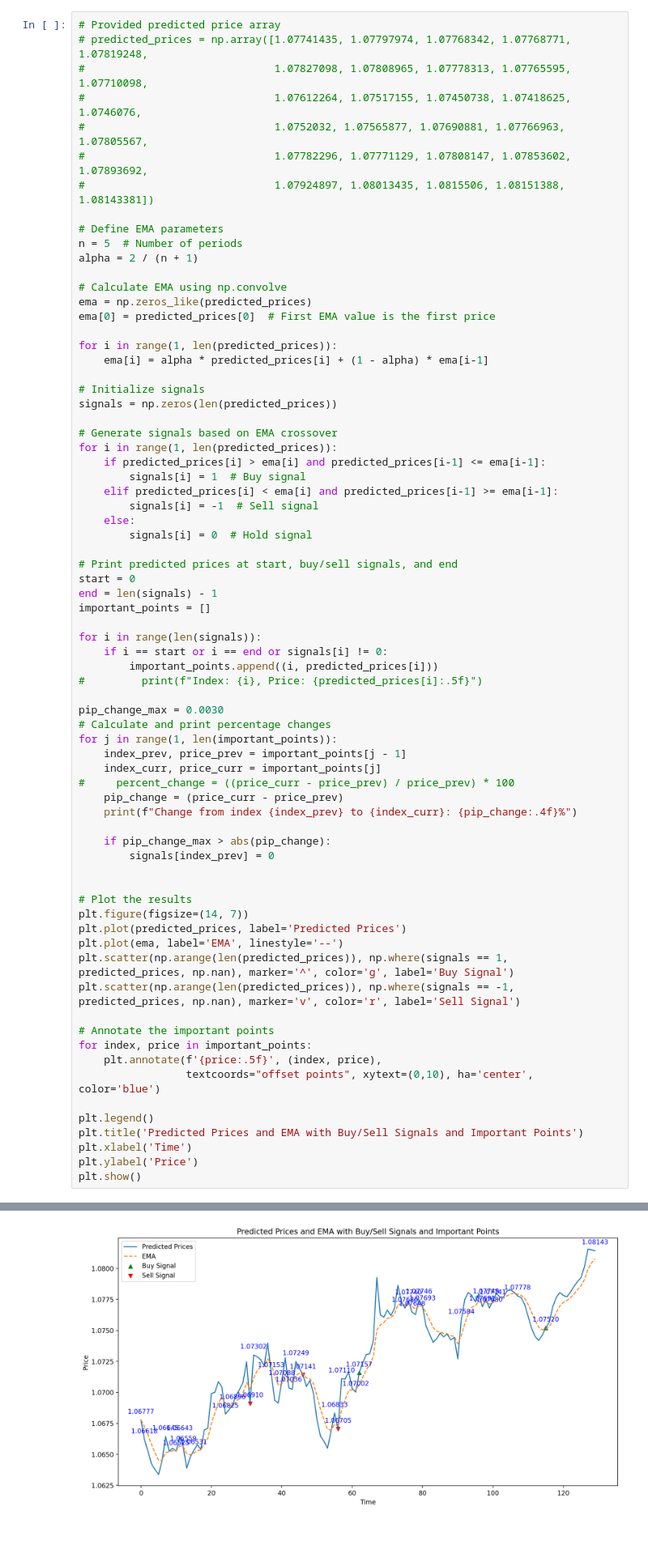
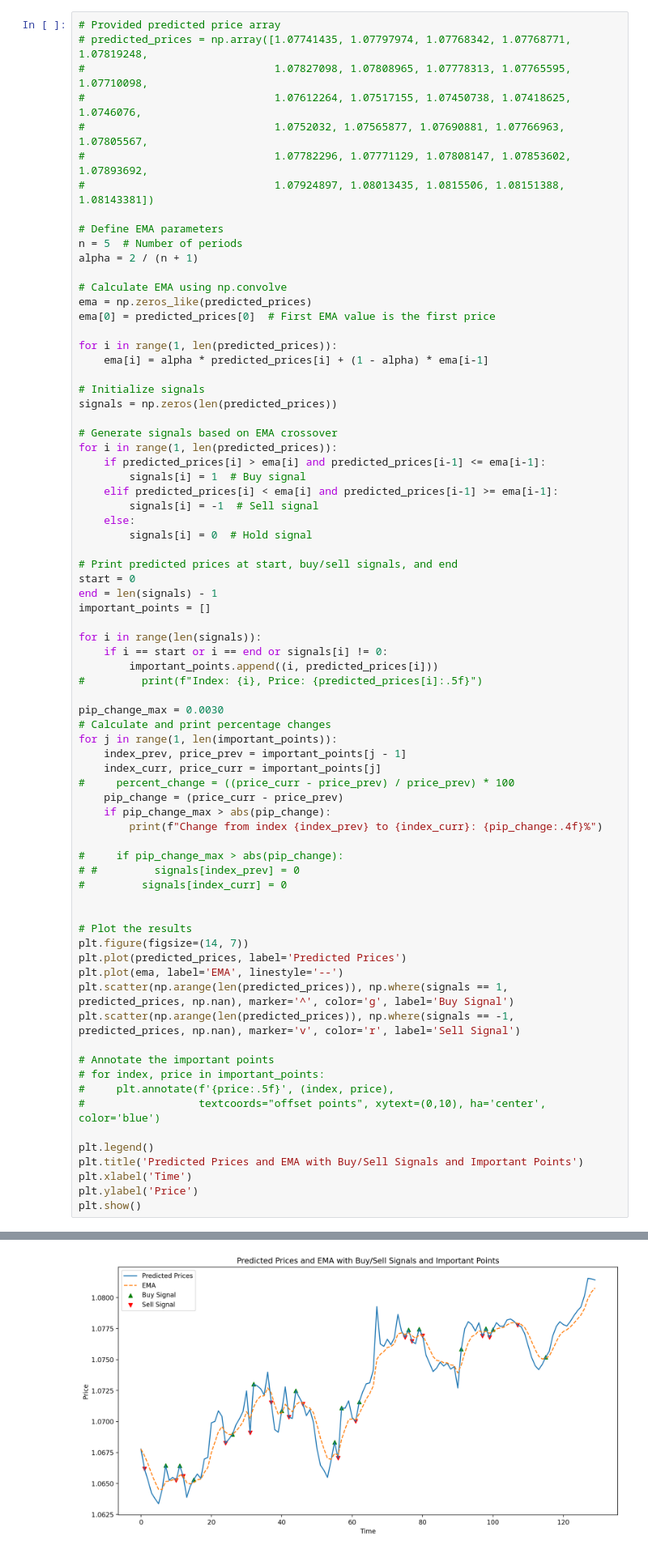
Before and after one commit to Iftekhar-mobin/Make_Money_with_Tensorflow_2.0, a Jupyter notebook: forexPredictor/Main_______Multivariate_Multi_Step_Single_output.ipynb, the cells around one changed output, grey strips where cells are left out. Shown at 81% size. Cells and saved outputs as stored; diff of their text form.

```diff
--- a/forexPredictor/Main_______Multivariate_Multi_Step_Single_output.ipynb
+++ b/forexPredictor/Main_______Multivariate_Multi_Step_Single_output.ipynb
@@ -355,10 +355,12 @@ for j in range(1, len(important_points)):
     index_curr, price_curr = important_points[j]
 #     percent_change = ((price_curr - price_prev) / price_prev) * 100
     pip_change = (price_curr - price_prev)
-    print(f"Change from index {index_prev} to {index_curr}: {pip_change:.4f}%")
+    if pip_change_max > abs(pip_change):
+        print(f"Change from index {index_prev} to {index_curr}: {pip_change:.4f}%")
 
-    if pip_change_max > abs(pip_change):
-        signals[index_prev] = 0
+#     if pip_change_max > abs(pip_change):
+# #         signals[index_prev] = 0
+#         signals[index_curr] = 0
 
 
 # Plot the results
@@ -369,9 +371,9 @@ plt.scatter(np.arange(len(predicted_prices)), np.where(signals == 1, predicted_p
 plt.scatter(np.arange(len(predicted_prices)), np.where(signals == -1, predicted_prices, np.nan), marker='v', color='r', label='Sell Signal')
 
 # Annotate the important points
-for index, price in important_points:
-    plt.annotate(f'{price:.5f}', (index, price),
-                 textcoords="offset points", xytext=(0,10), ha='center', color='blue')
+# for index, price in important_points:
+#     plt.annotate(f'{price:.5f}', (index, price),
+#                  textcoords="offset points", xytext=(0,10), ha='center', color='blue')
 
 plt.legend()
 plt.title('Predicted Prices and EMA with Buy/Sell Signals and Important Points')
@@ -399,4 +401,4 @@ Change from index 115 to 129: 0.0062%
-[figure, old version]
+[figure, new version]
 # %%
 total_signal = np.concatenate((last_100,predicted_30))
 # %%
```
Also changed, not shown: parts of 19 cells of this notebook.
